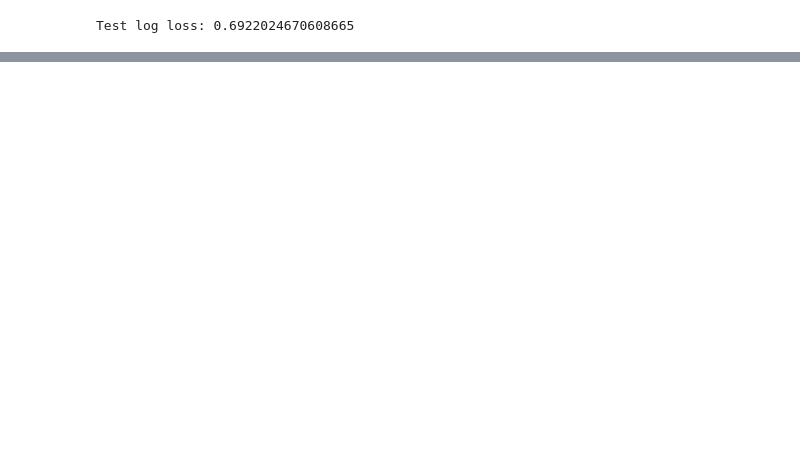
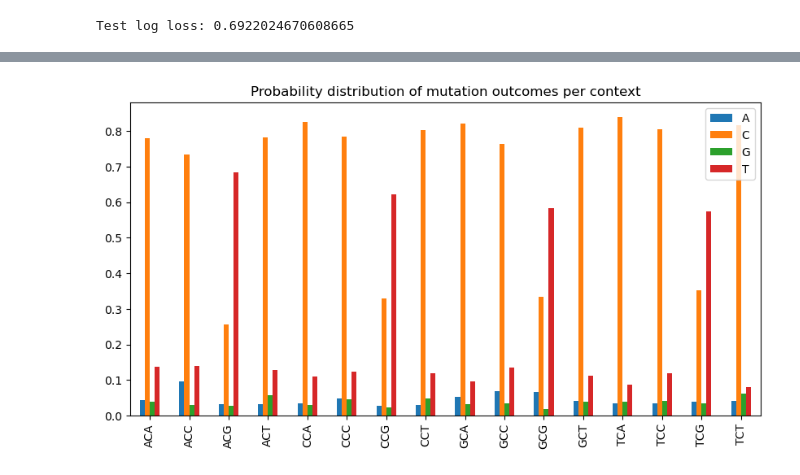
Before and after one commit to grnimrod/mutation-probs-nn, a Jupyter notebook: src/inference.ipynb, the cells around one changed output, grey strips where cells are left out. Saved outputs shown, nothing was run; the diff lists cells and outputs as text; code cells hidden in the pictures; blank space fills up the shorter version.

```diff
--- a/src/inference.ipynb
+++ b/src/inference.ipynb
@@ -47,0 +58,5 @@ Test log loss: 0.6922024670608665
+# %%
+df = pd.read_csv("/faststorage/project/MutationAnalysis/Nimrod/data/processed/3mer_subset_C.tsv", sep="\t")
+
+distinct_contexts = df["context"].drop_duplicates().sort_values(ignore_index=True)
+distinct_contexts = list(distinct_contexts)
@@ -47,0 +65,20 @@ Test log loss: 0.6922024670608665
+# %%
+probs = []
+
+def one_hot_encode_3mer(context):
+    nucleotides = ['A', 'C', 'G', 'T']
+    nuc_to_int = {nuc: i for i, nuc in enumerate(nucleotides)} # Encode nucl to int
+    onehot_array = np.concatenate([np.eye(4)[nuc_to_int[nuc]] for nuc in context])
+    return torch.as_tensor(onehot_array, dtype=torch.float32)
+
+
+for context in distinct_contexts:
+    context_onehot = one_hot_encode_3mer(context)
+    model.eval()
+    with torch.no_grad():
+        prob_distr = model.predict_proba(context_onehot).detach().numpy()
+        probs.append(prob_distr)
+
+nucleotides = ['A', 'C', 'G', 'T']
+probs = pd.DataFrame(probs, columns=nucleotides, index=distinct_contexts)
+probs
@@ -47,0 +103,6 @@ Test log loss: 0.6922024670608665
+# %%
+probs.plot(kind="bar", figsize=(10, 5))
+plt.title("Probability distribution of mutation outcomes per context")
+plt.show()
+# %% [output]
+[figure, added]
```
Also changed, not shown: parts of 6 cells of this notebook.
